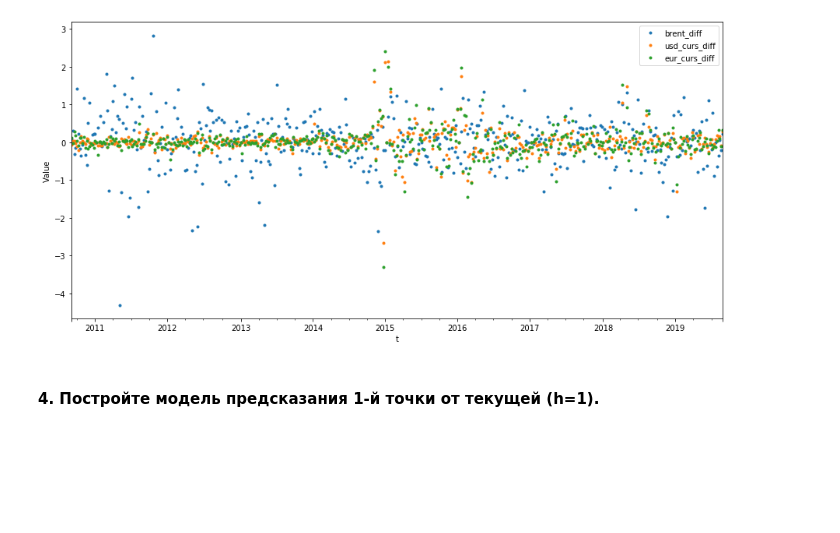
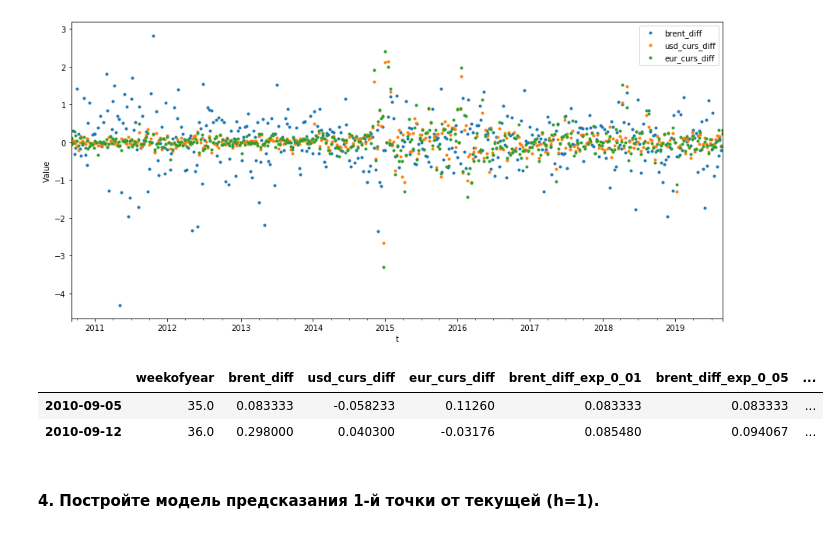
Before and after one commit to alekseyzelepukin/machine_learning_in_business, a Jupyter notebook: lesson_05/lesson_05.ipynb, the cells around one changed output. Saved outputs shown, nothing was run; the diff lists cells and outputs as text; code cells hidden in the pictures; blank space fills up the shorter version.

```diff
--- a/lesson_05/lesson_05.ipynb
+++ b/lesson_05/lesson_05.ipynb
@@ -171,6 +171,30 @@ plt.legend()
 # %% [output]
 <matplotlib.legend.Legend at 0x...>
 [figure]
+# %%
+def exponential_smoothing(series, alpha):
+    result = [series[0]]
+    for n in range(1, len(series)):
+        result.append(alpha * series[n] + (1 - alpha) * result[n-1])
+    return result
+# %%
+brent_data_w['brent_diff_exp_0_01'] = exponential_smoothing(brent_data_w['brent_diff'], 0.01)
+brent_data_w['brent_diff_exp_0_05'] = exponential_smoothing(brent_data_w['brent_diff'], 0.05)
+brent_data_w['brent_diff_exp_0_10'] = exponential_smoothing(brent_data_w['brent_diff'], 0.10)
+
+brent_data_w['usd_curs_diff_exp_0_01'] = exponential_smoothing(brent_data_w['usd_curs_diff'], 0.01)
+brent_data_w['usd_curs_diff_exp_0_05'] = exponential_smoothing(brent_data_w['usd_curs_diff'], 0.05)
+brent_data_w['usd_curs_diff_exp_0_10'] = exponential_smoothing(brent_data_w['usd_curs_diff'], 0.10)
+
+brent_data_w['eur_curs_diff_exp_0_01'] = exponential_smoothing(brent_data_w['eur_curs_diff'], 0.01)
+brent_data_w['eur_curs_difff_exp_0_05'] = exponential_smoothing(brent_data_w['eur_curs_diff'], 0.05)
+brent_data_w['eur_curs_diff_exp_0_10'] = exponential_smoothing(brent_data_w['eur_curs_diff'], 0.10)
+
+brent_data_w.head(2)
+# %% [output]
+|  | weekofyear | brent_diff | usd_curs_diff | eur_curs_diff | brent_diff_exp_0_01 | brent_diff_exp_0_05 | ... |
+| 2010-09-05 | 35.0 | 0.083333 | -0.058233 | 0.11260 | 0.083333 | 0.083333 | ... |
+| 2010-09-12 | 36.0 | 0.298000 | 0.040300 | -0.03176 | 0.085480 | 0.094067 | ... |
 # %% [markdown]
 #### 4. Постройте модель предсказания 1-й точки от текущей (h=1).
 # %%
```
Also changed, not shown: parts of 3 cells of this notebook.
